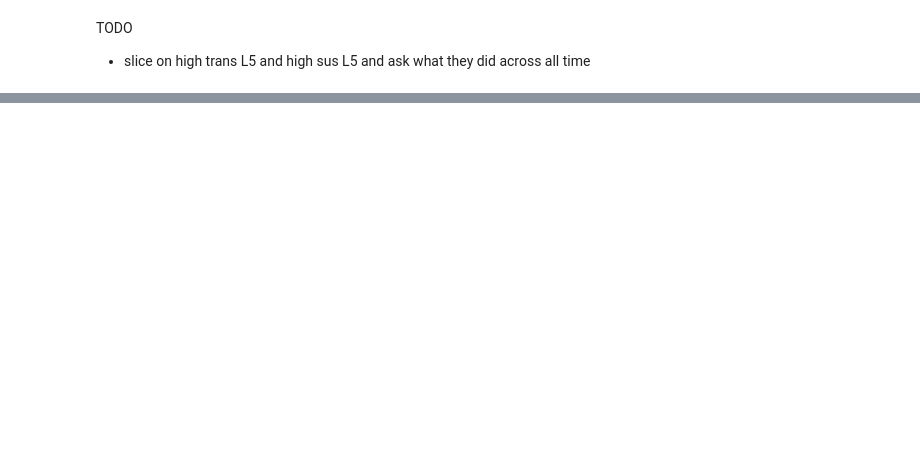
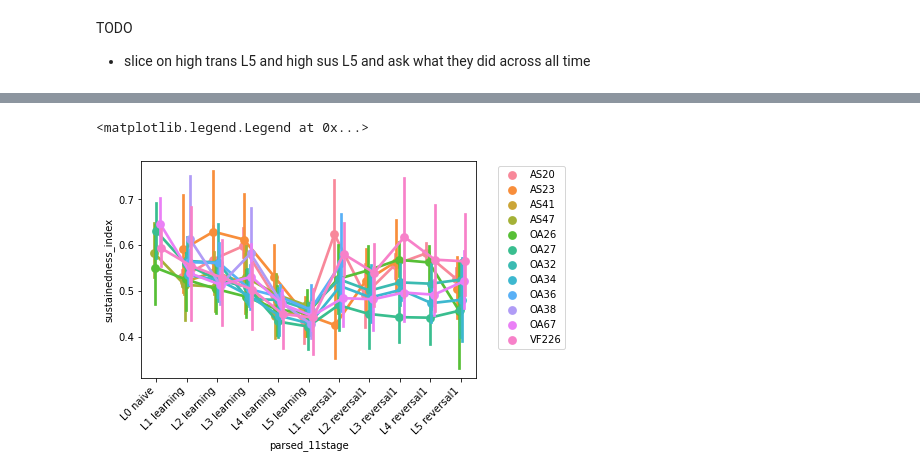
Before and after one commit to klmcguir/cascade, a Jupyter notebook: jupyter notebooks/core/DACprep 2 - Sustainedness over time.ipynb, the cells around one changed output, grey strips where cells are left out. Cells and saved outputs as stored; diff of their text form; code cells hidden in the pictures; blank space fills up the shorter version.

```diff
--- a/jupyter notebooks/core/DACprep 2 - Sustainedness over time.ipynb
+++ b/jupyter notebooks/core/DACprep 2 - Sustainedness over time.ipynb
@@ -175,0 +205,20 @@ TODO
+# %%
+# make a df of average sustainedness accounting for cue
+stages = cas.lookups.staging['parsed_11stage']
+sus_dfs = []
+for tun, sus, mouse in zip(cell_tuning_list, sus_list, mice):
+
+    for cue in ['plus', 'minus', 'neutral', 'broad']:
+        usecells = tun['learning_tuning'].isin([cue])
+        susboo = (sus[:, 5] < 0.5) #| (sus[:, 4] < 0.5)
+        mean_per_mouse = np.nanmean(sus[usecells & susboo, :], axis=0)
+        sus_dfs.append(pd.DataFrame(data={'mouse': [mouse] * len(stages),
+                                          'parsed_11stage': stages,
+                                          'sustainedness_index': mean_per_mouse,
+                                          'cue': [cue] * len(stages),
+                                          'mm_type': ['broad'] * len(stages) if cue == 'broad' else [cas.lookups.lookup_mm[mouse][cue]] * len(stages)
+                                         }
+                                   ).set_index('mouse')
+        )
+sus_df_all = pd.concat(sus_dfs, axis=0)
+sus_df_all.head()
@@ -175,0 +233,8 @@ TODO
+# %%
+sns.pointplot(data=sus_df_all.reset_index(), x='parsed_11stage', y='sustainedness_index', hue='mouse', dodge=True,)
+#               palette=cas.lookups.color_dict)
+plt.xticks(rotation=45, ha='right');
+plt.legend(loc=2, bbox_to_anchor=(1.05, 1.0))
+# %% [output]
+<matplotlib.legend.Legend at 0x...>
+[figure, added]
```
Also changed, not shown: parts of 19 cells of this notebook, 11 other files.
